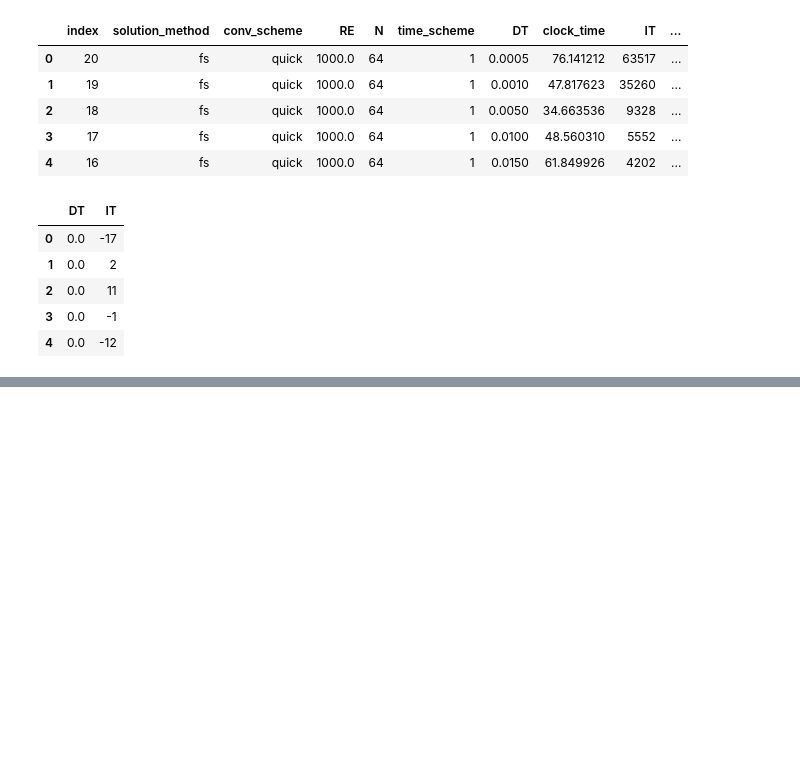
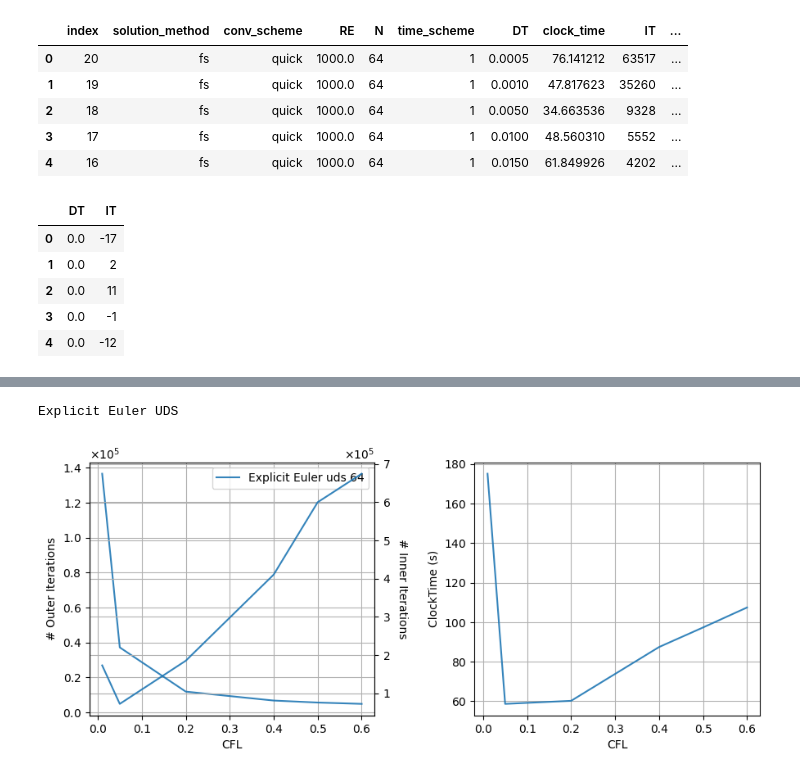
Before and after one commit to annashens/ME663-project, a Jupyter notebook: postprocess/6_cfl_urf.ipynb, the cells around one changed output, grey strips where cells are left out. Saved outputs shown, nothing was run; the diff lists cells and outputs as text; code cells hidden in the pictures; blank space fills up the shorter version.

Commit message:
more cases

```diff
--- a/postprocess/6_cfl_urf.ipynb
+++ b/postprocess/6_cfl_urf.ipynb
@@ -46,0 +49,6 @@ groups["AB2"].compare_meta().sort_values(by='DT').reset_index()[['DT', 'IT']]-gr
+# %%
+EFSM_groups = {
+    # "Explicit Euler QUICK": CaseManager([16,17,18,19,20], solution_method="EFSM", time_scheme=1, N=64, conv_scheme="quick", RE=1000),
+    # "Explicit Euler UDS": CaseManager([31,34,33,32, 35, 36,37, 38, 39], solution_method="EFSM", time_scheme=1, N=64, conv_scheme="uds", RE=1000),
+    "Explicit Euler UDS": CaseManager([31,34,33,32, 35, 36,37, 38, 39,40,41,42,43,44,45,46], solution_method="EFSM", time_scheme=1, N=64, conv_scheme="uds", RE=1000),
+}
@@ -46,0 +68,46 @@ groups["AB2"].compare_meta().sort_values(by='DT').reset_index()[['DT', 'IT']]-gr
+# %%
+
+fig, axes = plt.subplots(1, 2, figsize=(9, 4))
+time_scheme_dict = {
+    1: "Explicit Euler",
+    2: "AB2"
+}
+labels = ["Explicit Euler","AB2"]
+ax0_copy=axes[0].twinx()
+for i,(group_name, group) in enumerate(EFSM_groups.items()):
+    print(group_name)
+    meta_df =  group.compare_meta()
+    solver=group.solution_method.upper()
+    label = f"{time_scheme_dict[group.time_scheme]} {group.conv_scheme} {group.N}"
+    DX = 1/meta_df['N']
+    lw=1.5
+    meta_df['CFL']=meta_df['DT']/DX
+    meta_df = meta_df.sort_values(by='CFL')
+    axes[0].plot(meta_df['CFL'], meta_df["IT"], label=label, alpha=0.9, linewidth=lw)
+    ax0_copy.plot(meta_df['CFL'], meta_df["total_inner_iterations"], label=label, alpha=0.9, linewidth=lw)
+    axes[1].plot(meta_df['CFL'], meta_df["clock_time"], label=label, alpha=0.9, linewidth=lw)
+
+
+for ax in [axes[0], axes[1], ax0_copy]:
+    ax.yaxis.set_major_formatter(ScalarFormatter(useMathText=True))
+
+    ax.grid(which='major')
+    ax.grid(which='minor', alpha=0.5)
+
+axes[0].set_ylabel("# Outer Iterations")
+axes[0].ticklabel_format(style='sci', axis='y', scilimits=(0,0))
+
+axes[0].legend()
+axes[0].set_xlabel("CFL")
+# axes[0].set_title("Clock Time (s)")
+ax0_copy.set_ylabel("# Inner Iterations", rotation=270, labelpad=15)
+ax0_copy.ticklabel_format(style='sci', axis='y', scilimits=(0,0))
+axes[1].set_ylabel("ClockTime (s)")
+axes[1].set_xlabel("CFL")
+# axes[1].set_title("SIMPLE")
+# axes[0].set_ylim(3202, 5202)
+fig.tight_layout(pad=1)  # still useful for general spacing
+fig.subplots_adjust(wspace=0.35)
+# %% [output]
+Explicit Euler UDS
+[figure, added]
```
Also changed, not shown: parts of 5 cells of this notebook, 37 other files.
